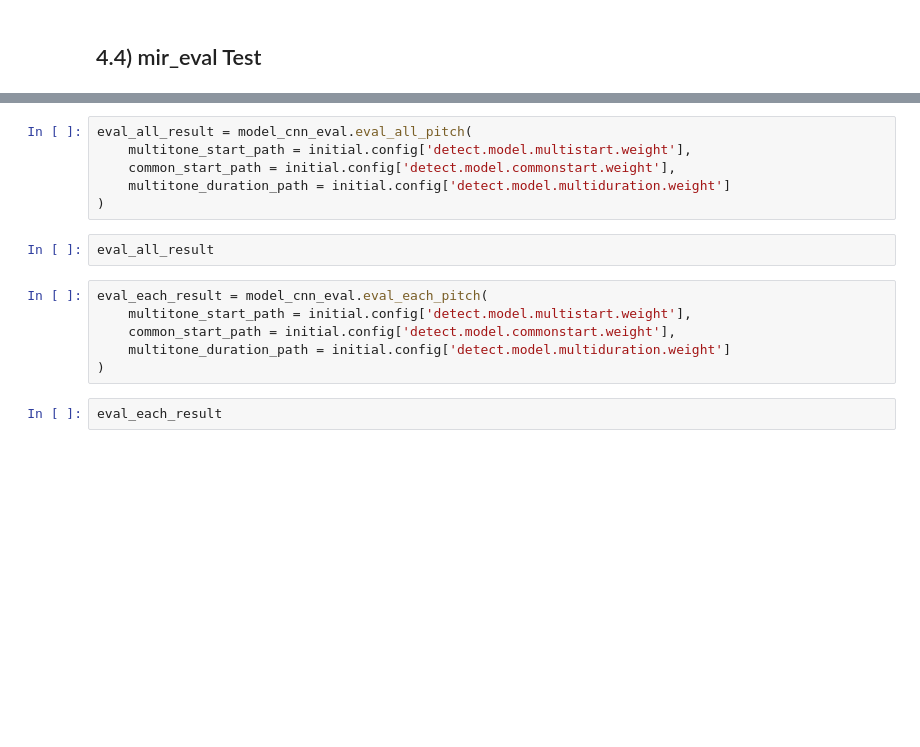
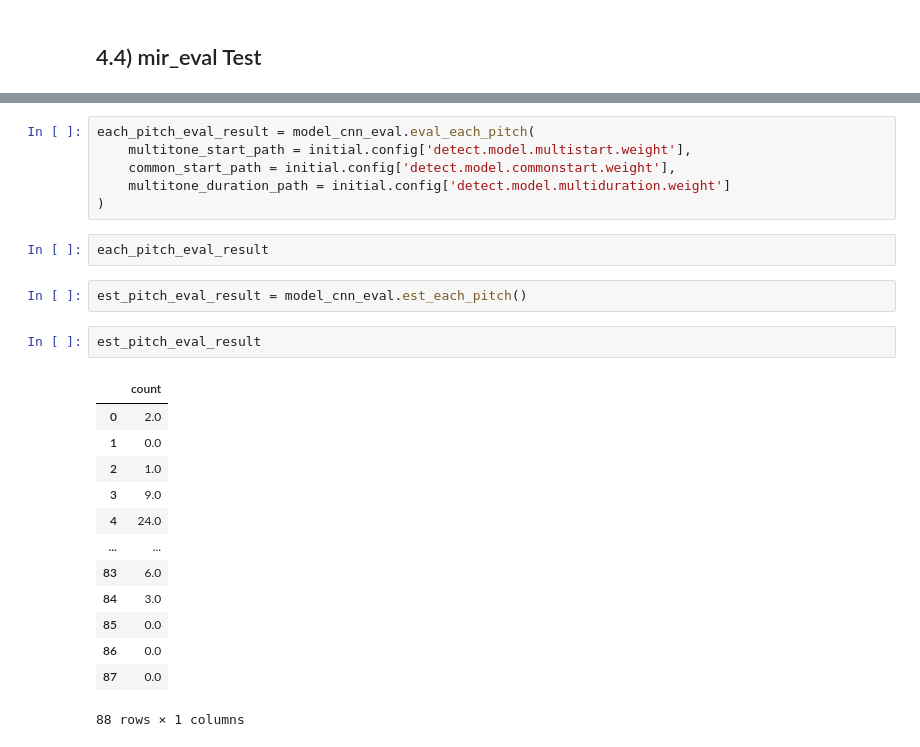
Before and after one commit to wyqy/WYQY_AMT_Model, a Jupyter notebook: newidea.ipynb, the cells around one changed output, grey strips where cells are left out. Drawn from its saved outputs; the diff is of its cells as text; blank space fills up the shorter version.

```diff
--- a/newidea.ipynb
+++ b/newidea.ipynb
@@ -454,16 +472,26 @@ array([0.45884493, 0.35925782, 0.40028897, 0.84264654, 0.8385829 ,
 # %%
-eval_all_result = model_cnn_eval.eval_all_pitch(
+each_pitch_eval_result = model_cnn_eval.eval_each_pitch(
     multitone_start_path = initial.config['detect.model.multistart.weight'],
     common_start_path = initial.config['detect.model.commonstart.weight'],
     multitone_duration_path = initial.config['detect.model.multiduration.weight']
 )
-# %%
-eval_all_result
-# %%
-eval_each_result = model_cnn_eval.eval_each_pitch(
-    multitone_start_path = initial.config['detect.model.multistart.weight'],
-    common_start_path = initial.config['detect.model.commonstart.weight'],
-    multitone_duration_path = initial.config['detect.model.multiduration.weight']
-)
-# %%
-eval_each_result
+# %%
+each_pitch_eval_result
+# %%
+est_pitch_eval_result = model_cnn_eval.est_each_pitch()
+# %%
+est_pitch_eval_result
+# %% [output]
+|  | count |
+| 0 | 2.0 |
+| 1 | 0.0 |
+| 2 | 1.0 |
+| 3 | 9.0 |
+| 4 | 24.0 |
+| ... | ... |
+| 83 | 6.0 |
+| 84 | 3.0 |
+| 85 | 0.0 |
+| 86 | 0.0 |
+| 87 | 0.0 |
+88 rows × 1 columns
```
Also changed, not shown: parts of 8 cells of this notebook, 4 other files.
